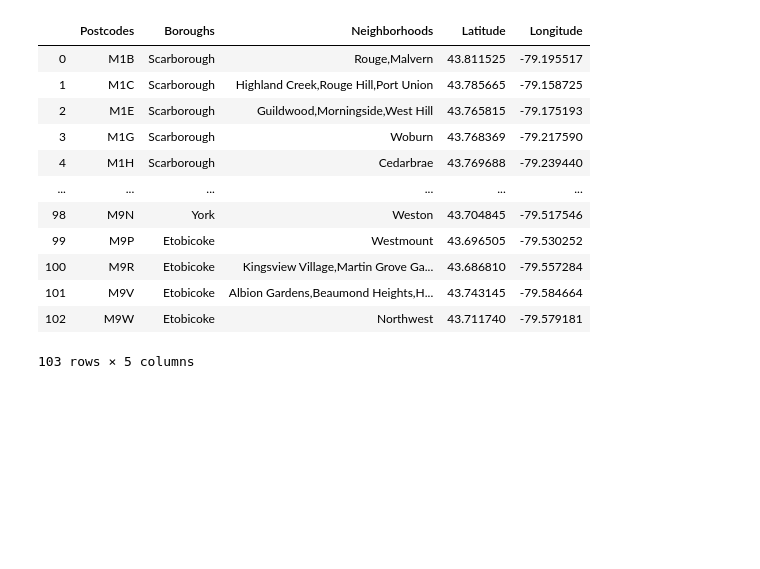
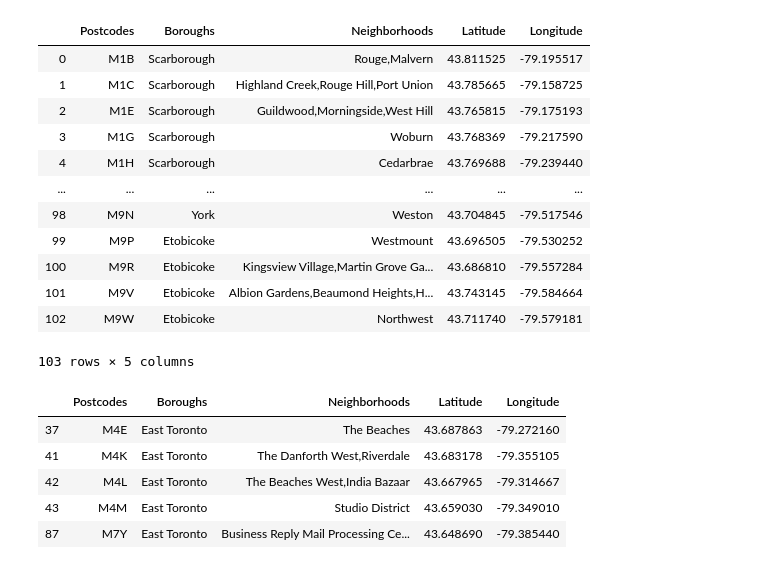
Before and after one commit to Brianmoore0/Coursera_Capstone, a Jupyter notebook: CA Postcode Scrape.ipynb, the cells around one changed output. Drawn from its saved outputs; the diff is of its cells as text; code cells hidden in the pictures; blank space fills up the shorter version.

```diff
--- a/CA Postcode Scrape.ipynb
+++ b/CA Postcode Scrape.ipynb
@@ -222,3 +222,12 @@ df5
 | 101 | M9V | Etobicoke | Albion Gardens,Beaumond Heights,H... | 43.743145 | -79.584664 |
 | 102 | M9W | Etobicoke | Northwest | 43.711740 | -79.579181 |
 103 rows × 5 columns
+# %%
+df5[df5['Boroughs'] == 'East Toronto']
+# %% [output]
+|  | Postcodes | Boroughs | Neighborhoods | Latitude | Longitude |
+| 37 | M4E | East Toronto | The Beaches | 43.687863 | -79.272160 |
+| 41 | M4K | East Toronto | The Danforth West,Riverdale | 43.683178 | -79.355105 |
+| 42 | M4L | East Toronto | The Beaches West,India Bazaar | 43.667965 | -79.314667 |
+| 43 | M4M | East Toronto | Studio District | 43.659030 | -79.349010 |
+| 87 | M7Y | East Toronto | Business Reply Mail Processing Ce... | 43.648690 | -79.385440 |
```
Also changed, not shown: parts of 3 cells of this notebook.
